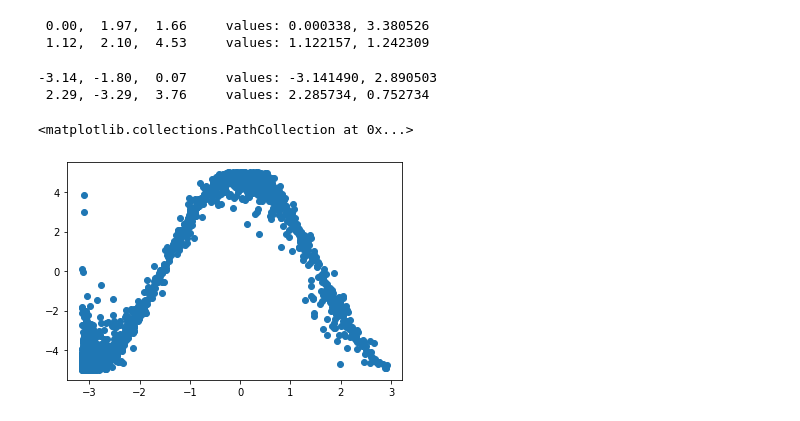
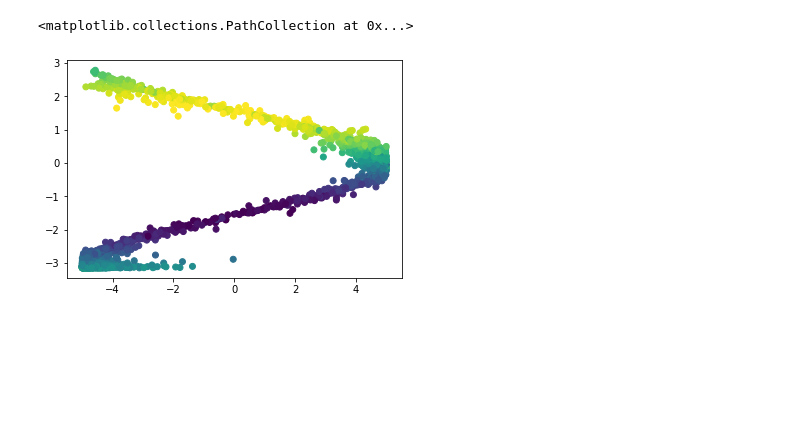
Before and after one commit to pact0/Inteligencja-Obliczeniowa, a Jupyter notebook: zadanie2WPythonie.ipynb, the cells around one changed output. Drawn from its saved outputs; the diff is of its cells as text; code cells hidden in the pictures; blank space fills up the shorter version.

```diff
--- a/zadanie2WPythonie.ipynb
+++ b/zadanie2WPythonie.ipynb
@@ -47,6 +47,6 @@ class Bird:
     def __getitem__(self, index):
         return self.coords[index]
 # %%
-n = 512
+n = 512 * 5
 nDim = 3
 population = [Bird([f1,f2], nDim=3) for _ in range(n)]
@@ -57,11 +53,9 @@ bestEvo = [[bestBird1, bestBird2]]
-# %%
-print(bestBird1)
-print(bestBird2)
-# %% [output]
- 0.00,  1.97,  1.66     values: 0.000338, 3.380526
- 1.12,  2.10,  4.53     values: 1.122157, 1.242309
 # %%
-for k in tqdm(range(1000)):
+bestBird1 = min([[item.values[0], item] for item in population])[1]
+bestBird2 = min([[item.values[1], item] for item in population])[1]
+bestEvo = [[bestBird1, bestBird2]]
+
+for k in tqdm(range(6000)):
     for bird in population:
 
         sigma = [max(abs(bird[dim]-bestBird1[dim]), abs(bird[dim]-bestBird2[dim])) for dim in range(nDim)]
@@ -80,16 +74,11 @@ for k in tqdm(range(1000)):
     bestBird1 = min([[item.values[0], item] for item in population])[1]
     bestBird2 = min([[item.values[1], item] for item in population])[1]
     bestEvo.append([bestBird1, bestBird2])
-# %%
-print(bestBird1)
-print(bestBird2)
-# %% [output]
--3.14, -1.80,  0.07     values: -3.141490, 2.890503
- 2.29, -3.29,  3.76     values: 2.285734, 0.752734
 # %%
 x = [bird[0] for bird in population]
 y = [bird[1] for bird in population]
-plt.scatter(x,y)
+z = [bird[2] for bird in population]
+plt.scatter(y, x, c = z)
 # %% [output]
 <matplotlib.collections.PathCollection at 0x...>
-[figure, old version]
+[figure, new version]
```
Also changed, not shown: parts of 3 cells of this notebook, 2 other files.
